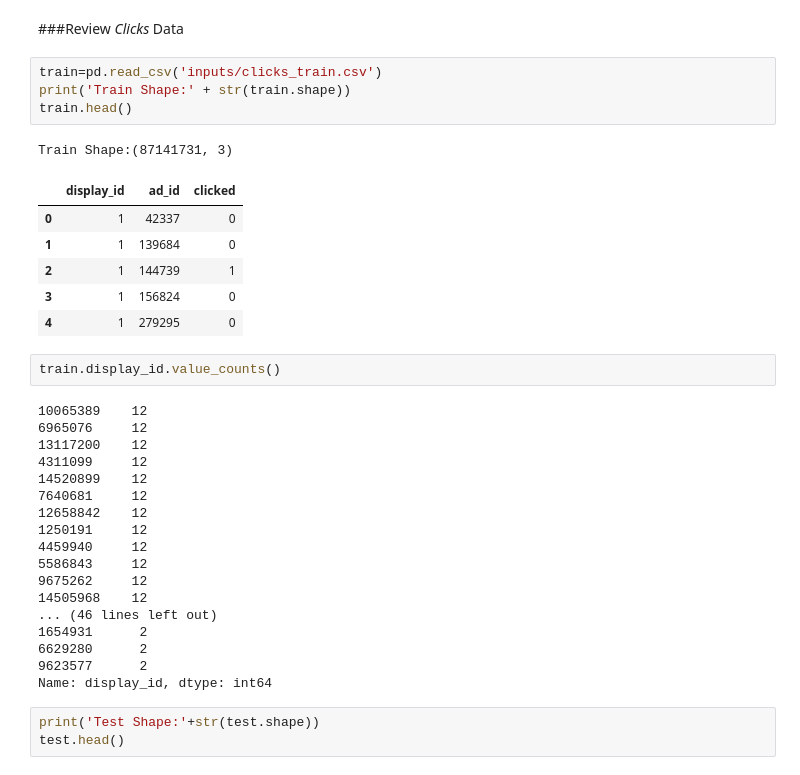
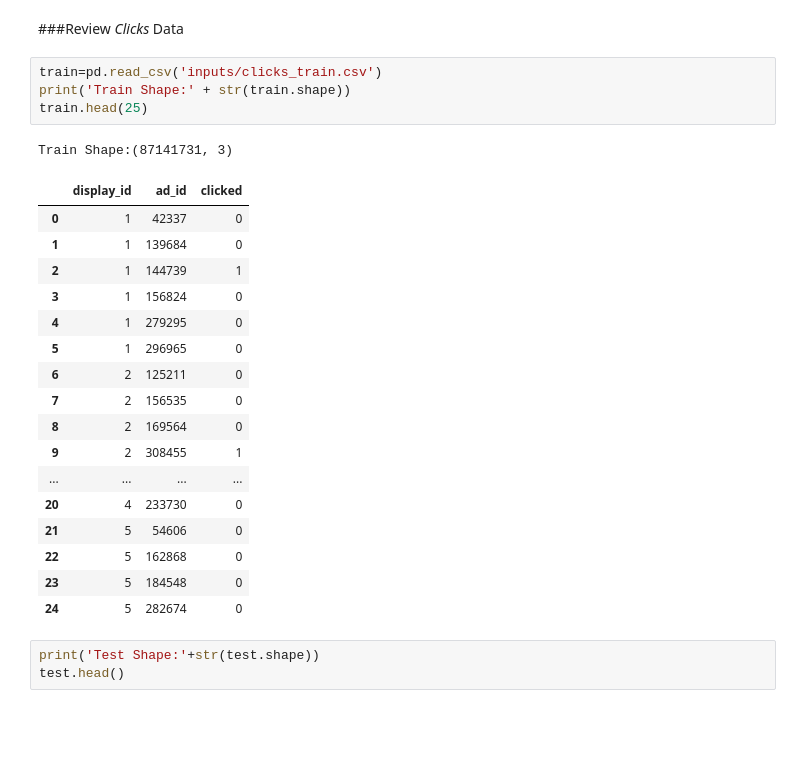
Before and after one commit to sramirez1/OutbrainClickPrediction, a Jupyter notebook: OutbrainClickPrediction.ipynb, the cells around one changed output. Drawn from its saved outputs; the diff is of its cells as text; blank space fills up the shorter version.

```diff
--- a/OutbrainClickPrediction.ipynb
+++ b/OutbrainClickPrediction.ipynb
@@ -109,35 +131,26 @@ Name: traffic_source, dtype: int64
 # %%
 train=pd.read_csv('inputs/clicks_train.csv')
 print('Train Shape:' + str(train.shape))
-train.head()
+train.head(25)
 # %% [output]
 Train Shape:(87141731, 3)
 |  | display_id | ad_id | clicked |
 | 0 | 1 | 42337 | 0 |
 | 1 | 1 | 139684 | 0 |
 | 2 | 1 | 144739 | 1 |
 | 3 | 1 | 156824 | 0 |
 | 4 | 1 | 279295 | 0 |
+| 5 | 1 | 296965 | 0 |
+| 6 | 2 | 125211 | 0 |
+| 7 | 2 | 156535 | 0 |
+| 8 | 2 | 169564 | 0 |
+| 9 | 2 | 308455 | 1 |
+| ... | ... | ... | ... |
+| 20 | 4 | 233730 | 0 |
+| 21 | 5 | 54606 | 0 |
+| 22 | 5 | 162868 | 0 |
+| 23 | 5 | 184548 | 0 |
+| 24 | 5 | 282674 | 0 |
-# %%
-train.display_id.value_counts()
-# %% [output]
-10065389    12
-6965076     12
-13117200    12
-4311099     12
-14520899    12
-7640681     12
-12658842    12
-1250191     12
-4459940     12
-5586843     12
-9675262     12
-14505968    12
-... (46 lines left out)
-1654931      2
-6629280      2
-9623577      2
-Name: display_id, dtype: int64
 # %%
 print('Test Shape:'+str(test.shape))
 test.head()
```
Also changed, not shown: parts of 18 cells of this notebook.
